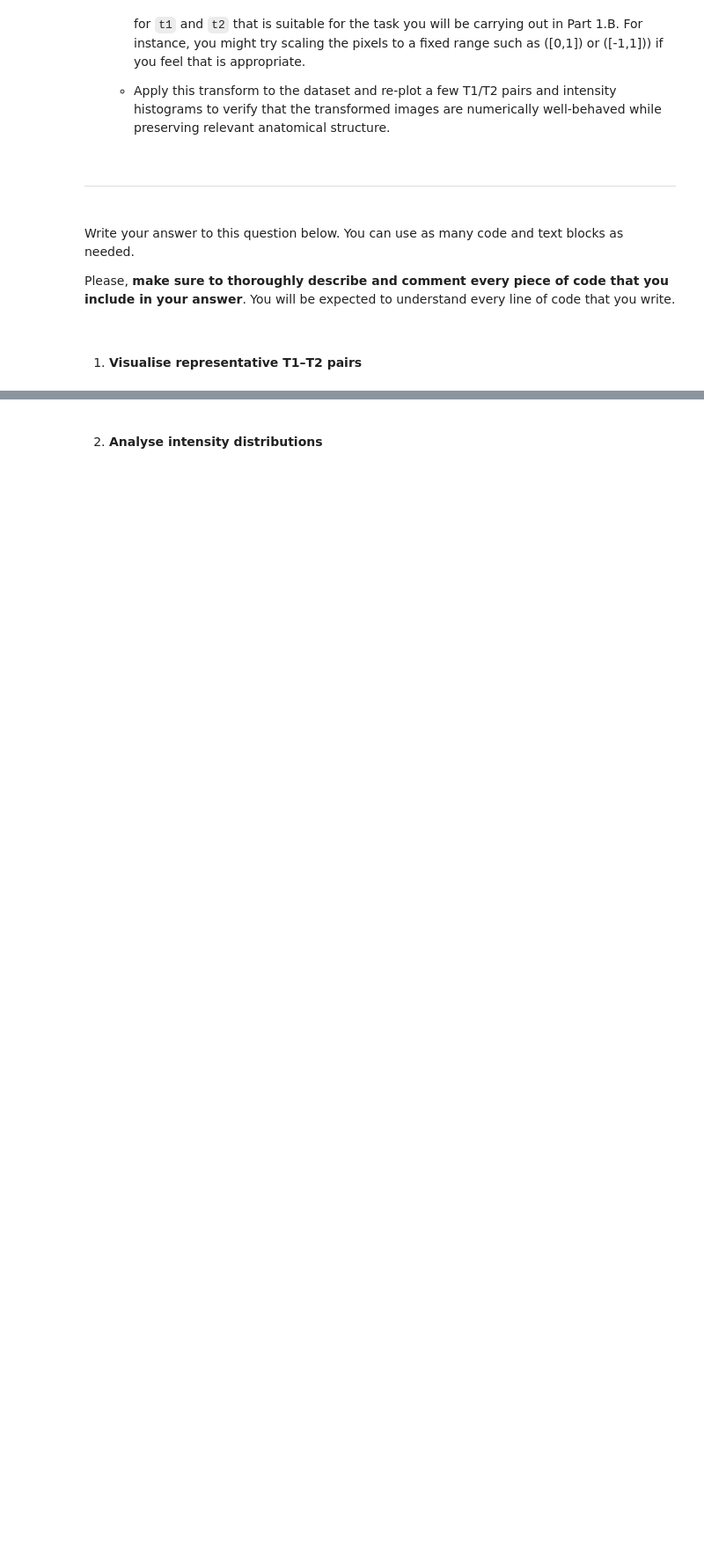
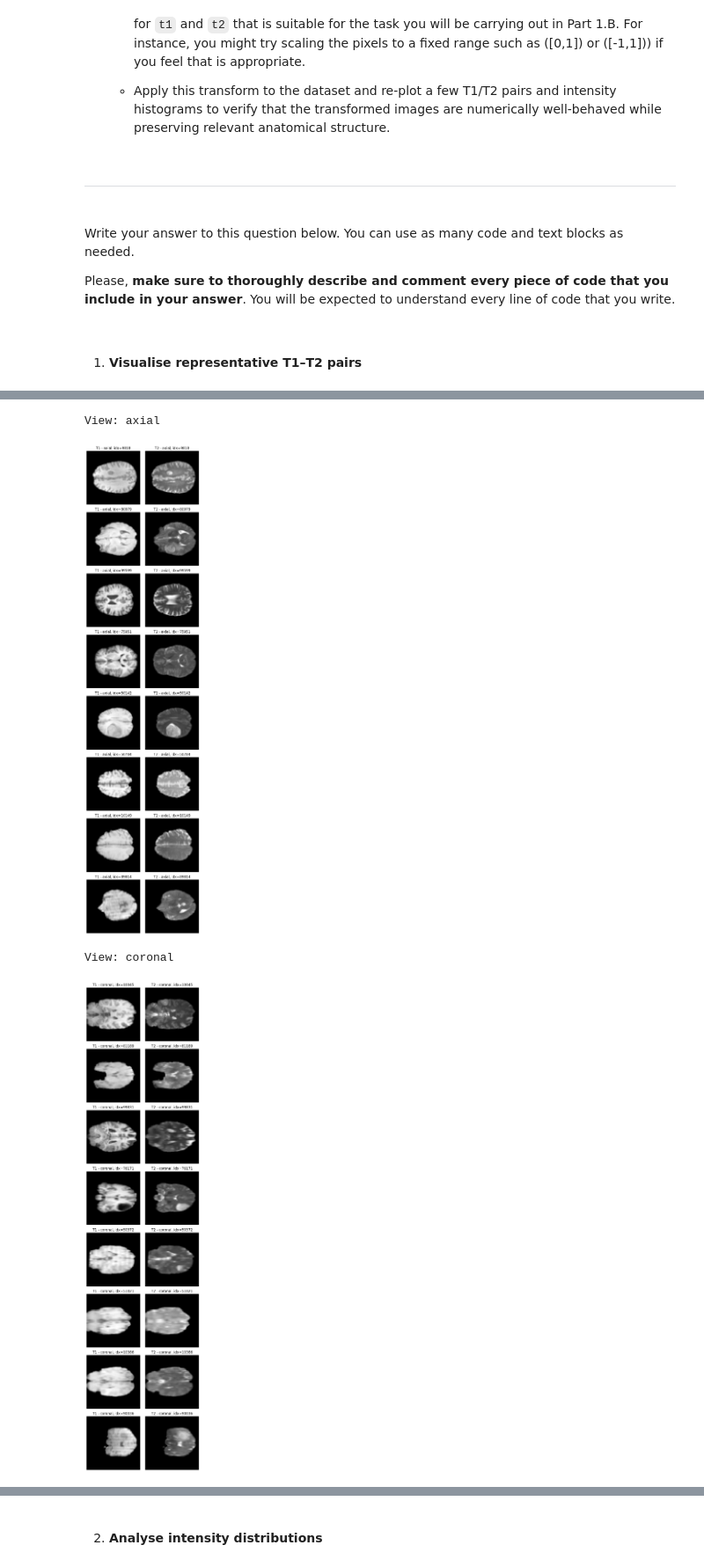
Before and after one commit to ada-hb525/ci_mpm, a Jupyter notebook: Assessment_Q1.ipynb, the cells around one changed output, grey strips where cells are left out. Shown: that part at 88% size. Saved outputs shown, nothing was run; the diff lists cells and outputs as text; code cells hidden in the pictures; blank space fills up the shorter version.

```diff
--- a/Assessment_Q1.ipynb
+++ b/Assessment_Q1.ipynb
@@ -106,0 +154,47 @@ Please, **make sure to thoroughly describe and comment every piece of code that
+# %%
+import matplotlib.pyplot as plt
+import torch
+
+def plot_t1_t2_grid_for_view(dataset, all_views, view_name, n_samples=8, seed=42):
+    """
+    Plot a grid of T1/T2 pairs for a given view from the dataset.
+    Each row: T1 (left), T2 (right).
+    """
+    indices = get_indices_for_view_fast(all_views, view_name, n_samples=n_samples, seed=seed)
+    n = len(indices)
+
+    fig, axes = plt.subplots(nrows=n, ncols=2, figsize=(6, 3 * n))
+    if n == 1:
+        axes = np.array([axes])
+
+    for row, idx in enumerate(indices):
+        sample = dataset[idx]
+        t1 = sample["t1"]   # tensor (1, 64, 64)
+        t2 = sample["t2"]   # tensor (1, 64, 64)
+
+        t1_img = t1.squeeze(0).cpu().numpy()
+        t2_img = t2.squeeze(0).cpu().numpy()
+
+        # Left: T1
+        ax1 = axes[row, 0]
+        ax1.imshow(t1_img, cmap="gray")
+        ax1.set_title(f"T1 - {view_name}, idx={idx}")
+        ax1.axis("off")
+
+        # Right: T2
+        ax2 = axes[row, 1]
+        ax2.imshow(t2_img, cmap="gray")
+        ax2.set_title(f"T2 - {view_name}, idx={idx}")
+        ax2.axis("off")
+
+    plt.tight_layout()
+    plt.show()
+# %%
+for view_name in ["axial", "coronal", "sagittal"]:
+    print(f"View: {view_name}")
+    plot_t1_t2_grid_for_view(train_dataset, train_views, view_name, n_samples=8, seed=42)
+# %% [output]
+View: axial
+[figure, added]
+View: coronal
+[figure, added]
```
Also changed, not shown: parts of 14 cells of this notebook.
